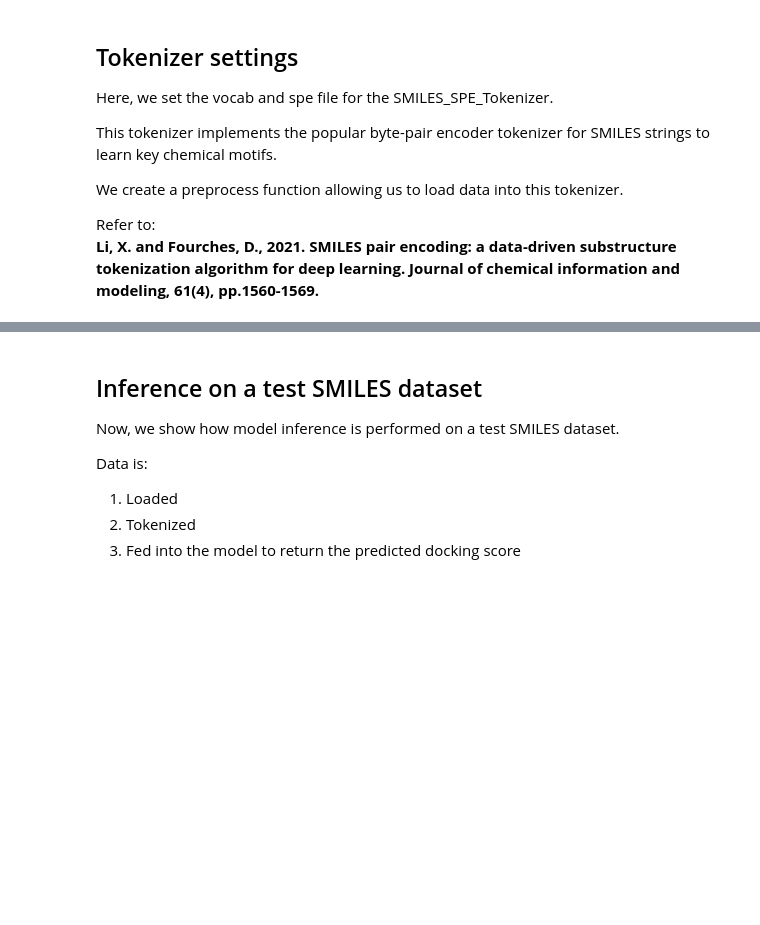
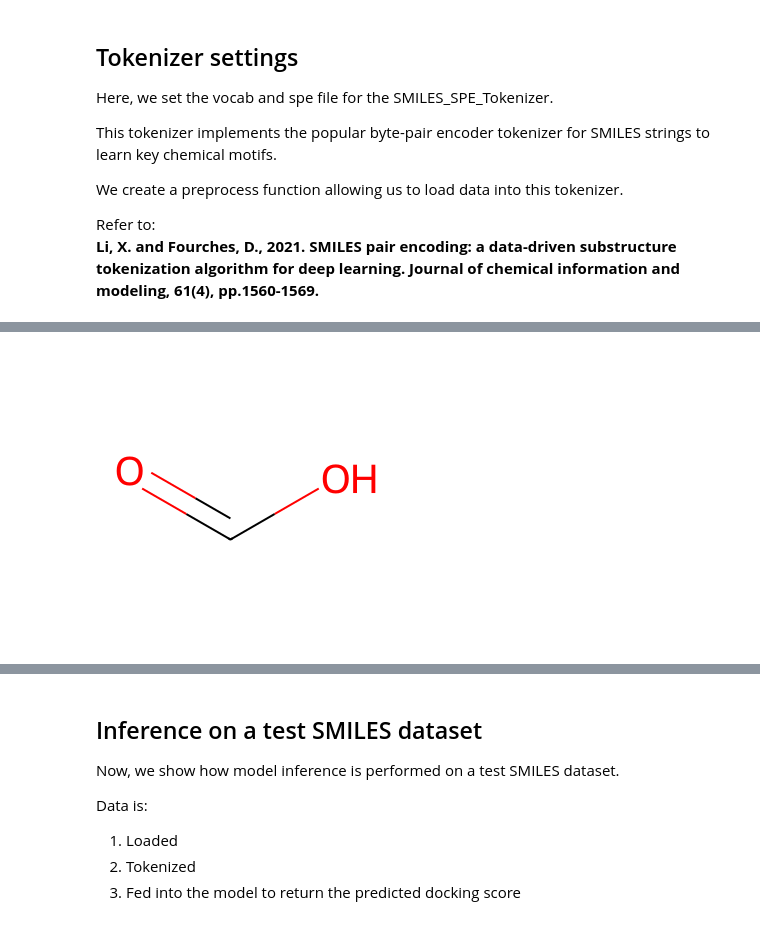
Before and after one commit to ramanathanlab/SciFM24-Tutorial, a Jupyter notebook: notebooks/VirtualScreen.ipynb, the cells around one changed output, grey strips where cells are left out. Cells and saved outputs as stored; diff of their text form; code cells hidden in the pictures; blank space fills up the shorter version.

```diff
--- a/notebooks/VirtualScreen.ipynb
+++ b/notebooks/VirtualScreen.ipynb
@@ -103,0 +157,5 @@ def preprocess(data, tokenizer, maxlen):
+# %%
+m = Chem.MolFromSmiles('OC(=O)')
+Draw.MolToImage(m)
+# %% [output]
+[figure, added]
```
Also changed, not shown: parts of 6 cells of this notebook.
